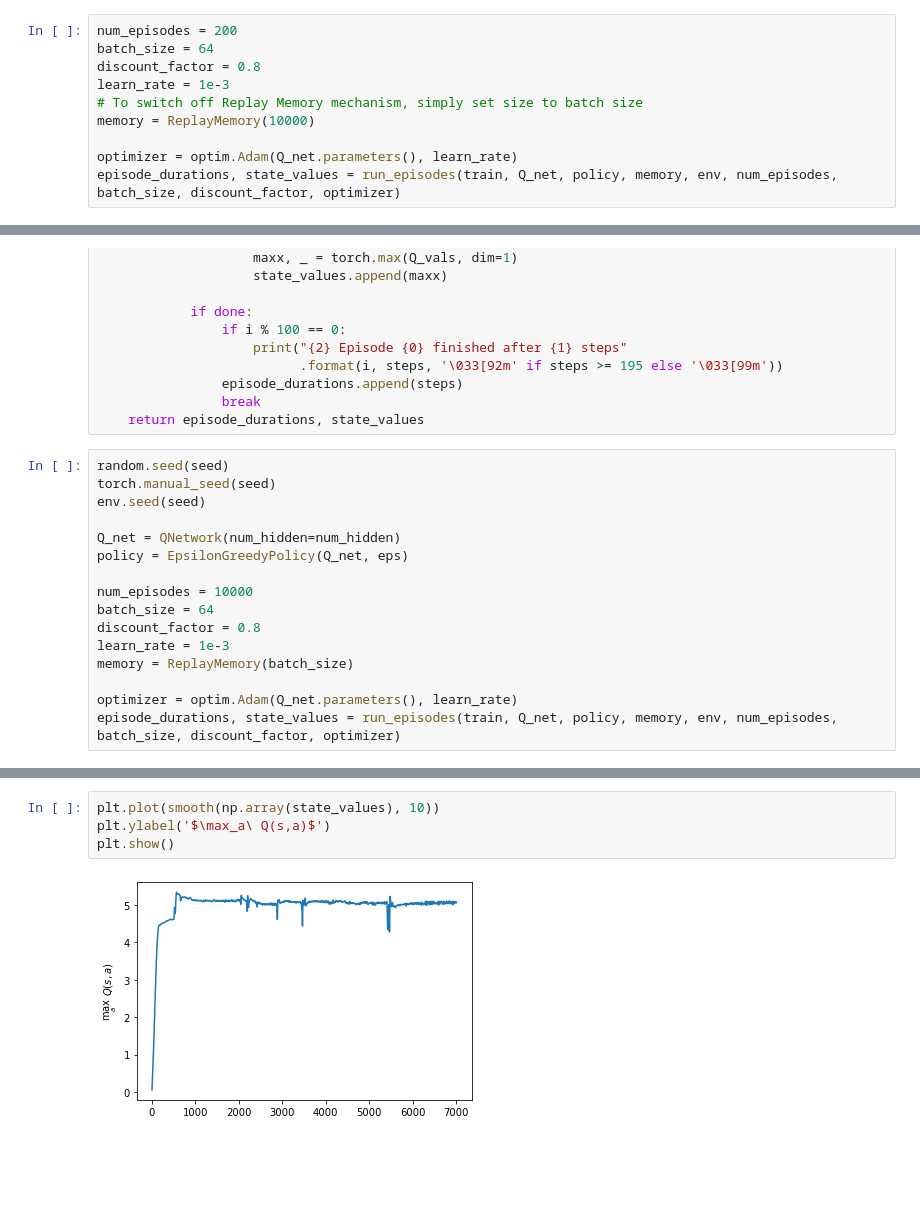
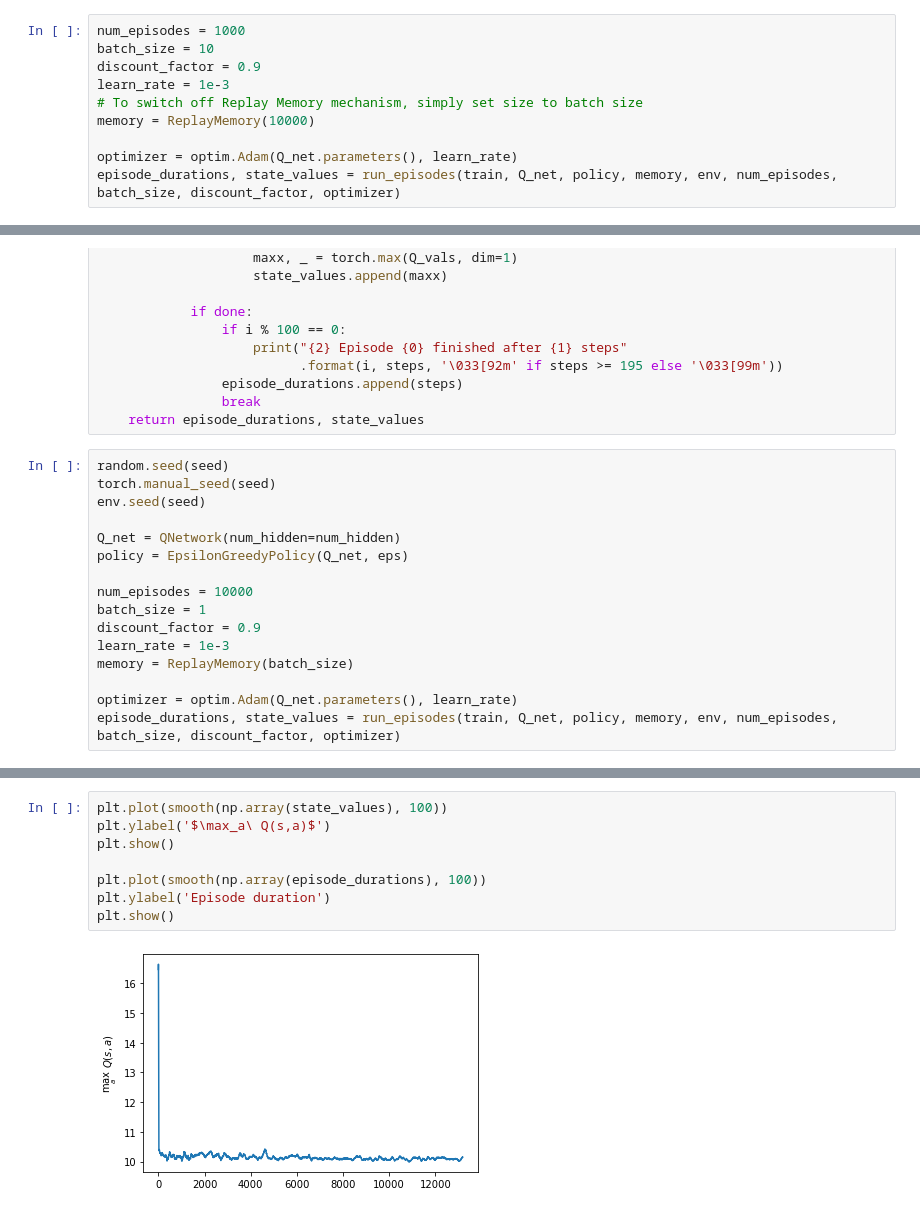
Before and after one commit to KylianvG/DQN_Divergence, a Jupyter notebook: Cartpole.ipynb, the cells around one changed output, grey strips where cells are left out. Cells and saved outputs as stored; diff of their text form; blank space fills up the shorter version.

```diff
--- a/Cartpole.ipynb
+++ b/Cartpole.ipynb
@@ -73,9 +73,9 @@ def run_episodes(train, Q, policy, memory, env, num_episodes, batch_size, discou
 # %% [markdown]
 # Perform training
 # %%
-num_episodes = 200
-batch_size = 64
-discount_factor = 0.8
+num_episodes = 1000
+batch_size = 10
+discount_factor = 0.9
 learn_rate = 1e-3
 # To switch off Replay Memory mechanism, simply set size to batch size
 memory = ReplayMemory(10000)
@@ -164,8 +166,8 @@ Q_net = QNetwork(num_hidden=num_hidden)
 policy = EpsilonGreedyPolicy(Q_net, eps)
 
 num_episodes = 10000
-batch_size = 64
-discount_factor = 0.8
+batch_size = 1
+discount_factor = 0.9
 learn_rate = 1e-3
 memory = ReplayMemory(batch_size)
 
@@ -192,6 +194,10 @@ episode_durations, state_values = run_episodes(train, Q_net, policy, memory, env
 # %%
-plt.plot(smooth(np.array(state_values), 10))
+plt.plot(smooth(np.array(state_values), 100))
 plt.ylabel('$\max_a\ Q(s,a)$')
 plt.show()
+
+plt.plot(smooth(np.array(episode_durations), 100))
+plt.ylabel('Episode duration')
+plt.show()
 # %% [output]
-[figure, old version]
+[figure, new version]
```
Also changed, not shown: parts of 5 cells of this notebook, 2 other files.
